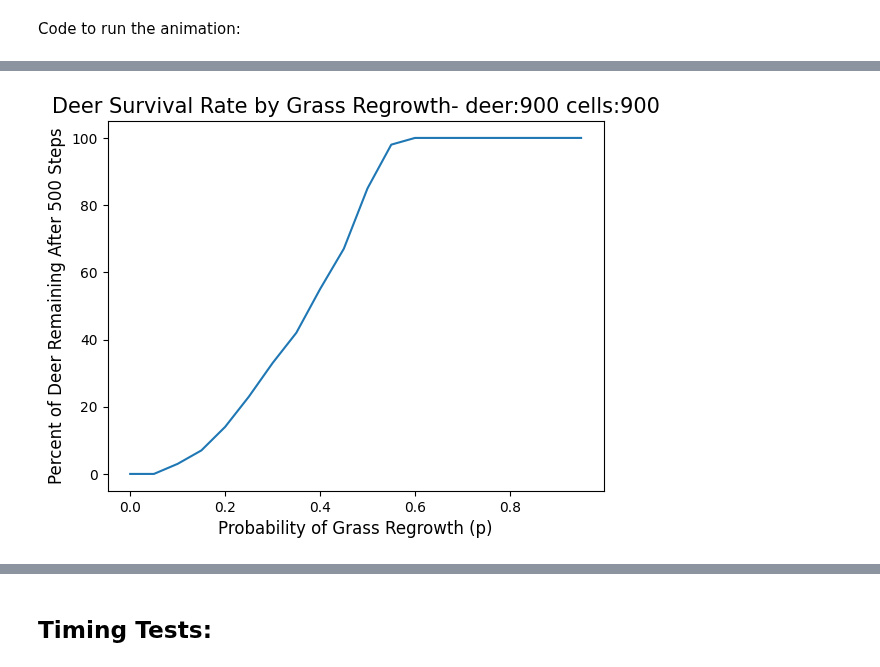
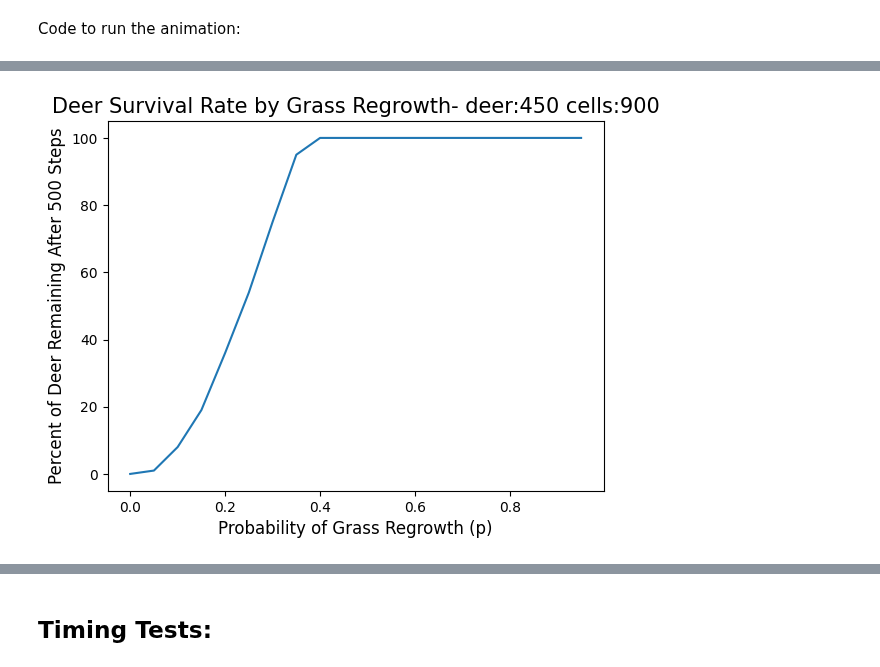
Before and after one commit to alirempel/cap-comp215, a Jupyter notebook: project2.ipynb, the cells around one changed output, grey strips where cells are left out. Drawn from its saved outputs; the diff is of its cells as text; code cells hidden in the pictures.

```diff
--- a/project2.ipynb
+++ b/project2.ipynb
@@ -302,2 +306,13 @@ n2 = 30
+# %%
+def find_surviving_deer(model,deer_pop):
+  ''' This function returns the percentage of deer that survive out of the original population after "time_steps2" number of steps
+  model: takes an Environment object
+  deer_pop: optional- takes the current start population of deer (for experiment 1 where it flucuates)'''
+
+  for step in range(time_steps2):
+    model.step()
+    if model.deer_population() == 0:
+      return 0
+  return round(model.deer_population()/deer_pop,2)*100
 # %% [markdown]
 ### **Experiment 1:**
@@ -341,37 +354,25 @@ experiment1()
 # %%
 
-n_deer= 900 #n2**2//2
-ps = np.arange(0.0, 1, 0.05)
+num_deer= n2**2//2
+p_values = np.arange(0.0, 1, 0.05)
 
 
-def find_surviving_deer2(test_p):
-
-  deers = Deer.make_deer(num_deer=n_deer, n=n2)
-  model = Environment(n=n2, deers=deers, p=test_p)
-
-  for step in range(time_steps2):
-    model.step()
-    if model.deer_population() == 0:
-      return 0
-
-  return round(model.deer_population()/n_deer,2)*100
-
-
-
-def experiment2():
+def experiment2(n_deer,ps):
 
   deer_survival_values = []
 
   for p in ps:
-    deer_survival_values.append(find_surviving_deer2(test_p = p))
+    deers = Deer.make_deer(num_deer=n_deer, n=n2)
+    model = Environment(n=n2, deers=deers, p=p)
+    deer_survival_values.append(find_surviving_deer(model,deer_pop = n_deer))
 
 
   plt.plot(ps, deer_survival_values)
   plt.xlabel("Probability of Grass Regrowth (p)", size=12)
   plt.ylabel(f"Percent of Deer Remaining After {time_steps2} Steps", size=12)
   plt.title(f"Deer Survival Rate by Grass Regrowth- deer:{n_deer} cells:{n2**2}", size=15)
   plt.show()
 
-experiment2()
+experiment2(num_deer,p_values)
 # %% [output]
-[figure, old version]
+[figure, new version]
```
Also changed, not shown: parts of 14 cells of this notebook.
